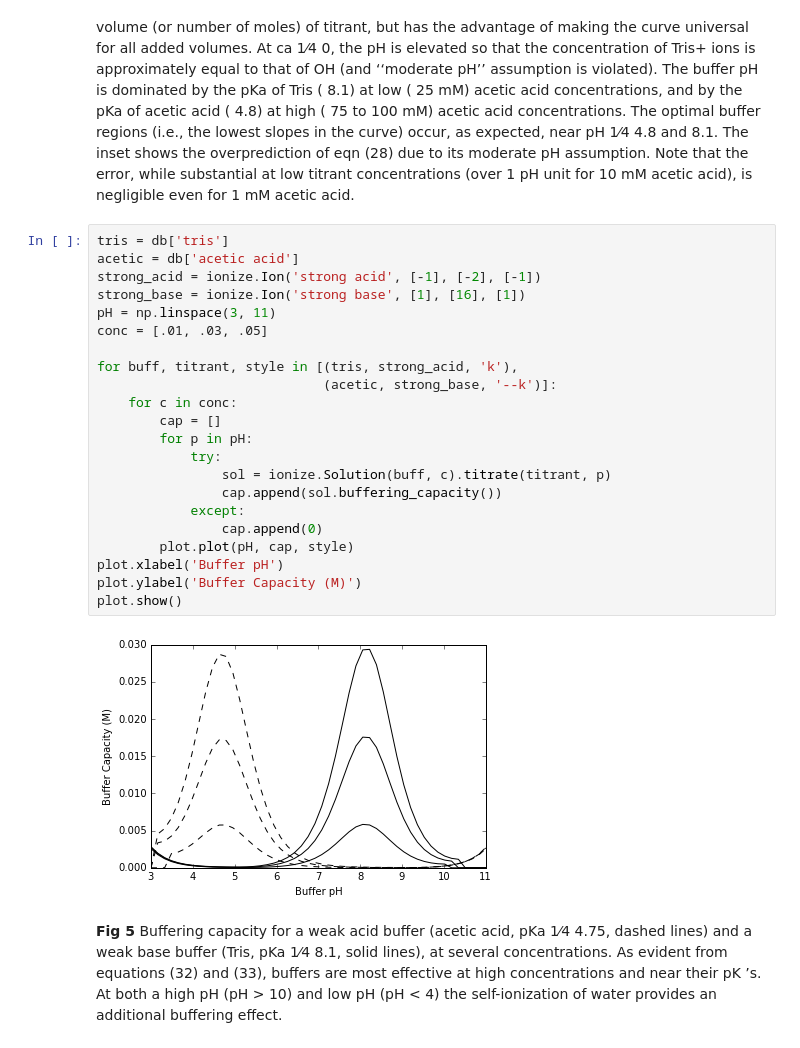
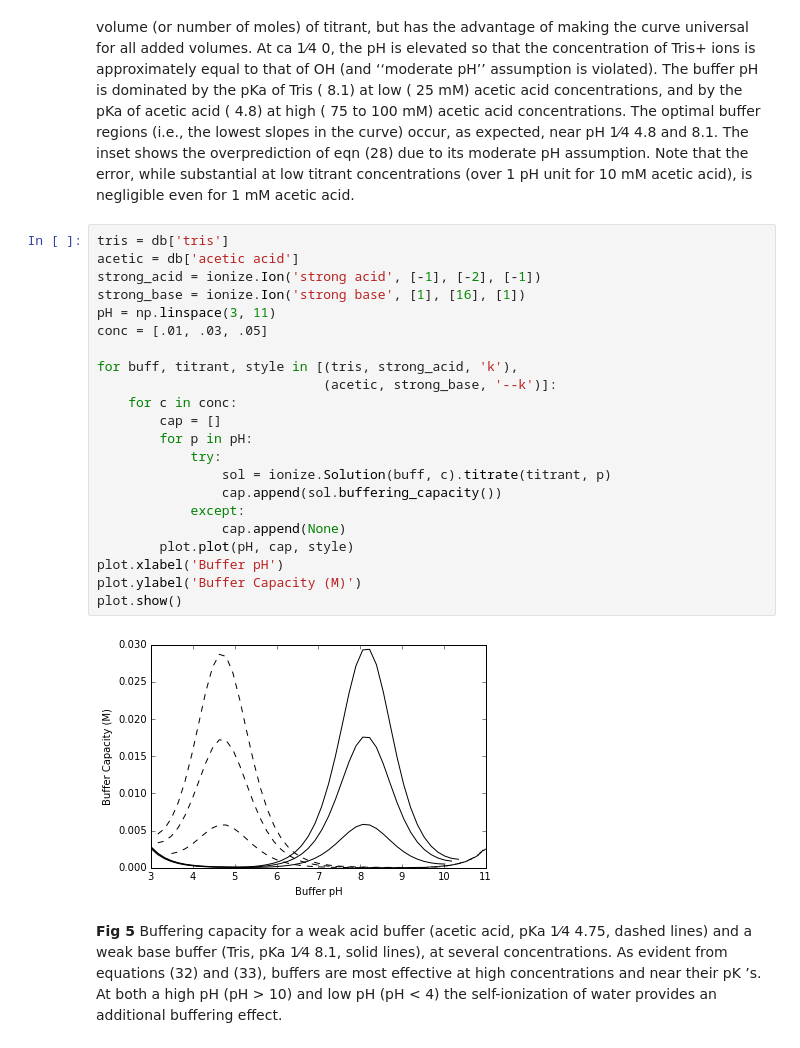
Before and after one commit to lewisamarshall/ionize, a Jupyter notebook: Benchmarks.ipynb, the cells around one changed output. Saved outputs shown, nothing was run; the diff lists cells and outputs as text.

```diff
--- a/Benchmarks.ipynb
+++ b/Benchmarks.ipynb
@@ -95,27 +96,27 @@ plot.show()
 # %%
 tris = db['tris']
 acetic = db['acetic acid']
 strong_acid = ionize.Ion('strong acid', [-1], [-2], [-1])
 strong_base = ionize.Ion('strong base', [1], [16], [1])
 pH = np.linspace(3, 11)
 conc = [.01, .03, .05]
 
 for buff, titrant, style in [(tris, strong_acid, 'k'),
                              (acetic, strong_base, '--k')]:
     for c in conc:
         cap = []
         for p in pH:
             try:
                 sol = ionize.Solution(buff, c).titrate(titrant, p)
                 cap.append(sol.buffering_capacity())
             except:
-                cap.append(0)
+                cap.append(None)
         plot.plot(pH, cap, style)
 plot.xlabel('Buffer pH')
 plot.ylabel('Buffer Capacity (M)')
 plot.show()
 # %% [output]
-[figure, old version]
+[figure, new version]
 # %% [markdown]
 **Fig 5** Buffering capacity for a weak acid buffer (acetic acid, pKa 1⁄4 4.75, dashed lines) and a weak base buffer (Tris, pKa 1⁄4 8.1, solid lines), at
 several concentrations. As evident from equations (32) and (33), buffers
```
Also changed, not shown: parts of 5 cells of this notebook, 1 other file.
